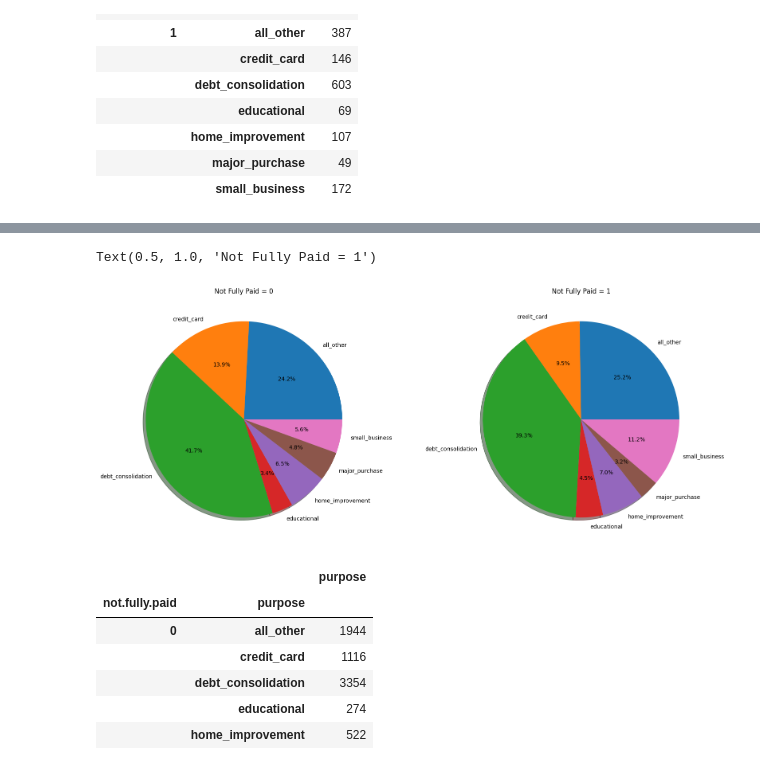
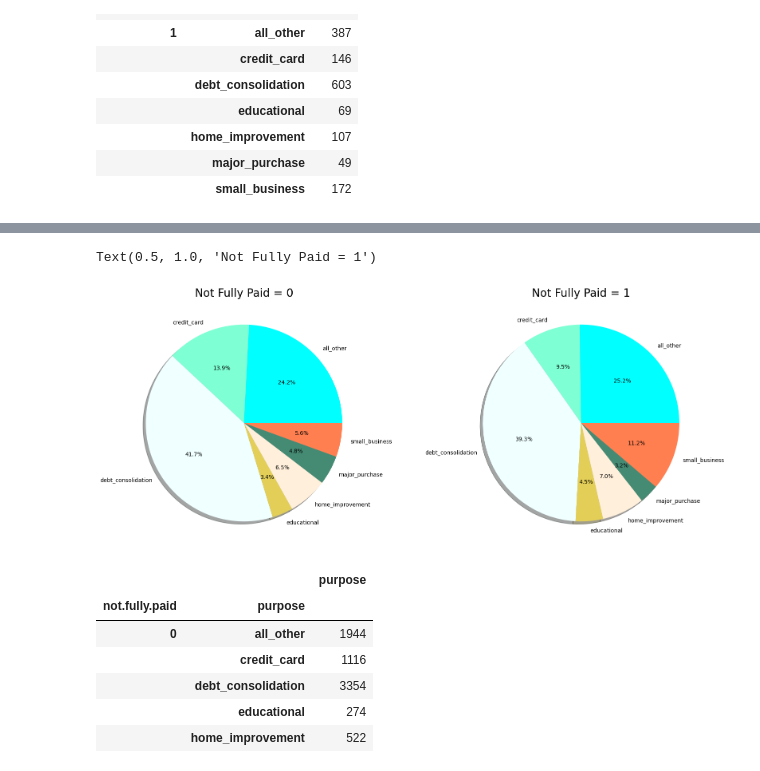
Before and after one commit to pedro-nunesm/Random-Forests-Model-x-Decision-Tree-Classifier-on-LendingClub-Dataset, a Jupyter notebook: index.ipynb, the cells around one changed output, grey strips where cells are left out. Cells and saved outputs as stored; diff of their text form; code cells hidden in the pictures.

Commit message:
Uploading image

```diff
--- a/index.ipynb
+++ b/index.ipynb
@@ -105,14 +94,14 @@ teste0 = df1.loc[0].reset_index()
 teste1 = df1.loc[1].reset_index()
 # %%
 fig , ax = plt.subplots(1, 2, figsize=(20, 8))
-ax[0].pie(data=teste0, labels=teste0['purpose'], x=teste0['count'], shadow=True, autopct='%1.1f%%')
-ax[0].set_title("Not Fully Paid = 0")
+ax[0].pie(data=teste0, labels=teste0['purpose'], x=teste0['count'], shadow=True, autopct='%1.1f%%', colors=['aqua', 'aquamarine', 'azure', '#E3CF57', '#FFEFDB', '#458B74', '#FF7F50'])
+ax[0].set_title("Not Fully Paid = 0", size=20)
 
-ax[1].pie(data=teste1, labels=teste1['purpose'], x=teste1['count'], shadow=True, autopct='%1.1f%%')
-ax[1].set_title("Not Fully Paid = 1")
+ax[1].pie(data=teste1, labels=teste1['purpose'], x=teste1['count'], shadow=True, autopct='%1.1f%%', colors=['aqua', 'aquamarine', 'azure', '#E3CF57', '#FFEFDB', '#458B74', '#FF7F50'])
+ax[1].set_title("Not Fully Paid = 1", size=20)
 # %% [output]
 Text(0.5, 1.0, 'Not Fully Paid = 1')
-[figure, old version]
+[figure, new version]
 # %%
 df1
 # %% [output]
```
Also changed, not shown: parts of 1 cell of this notebook, 1 other file.
